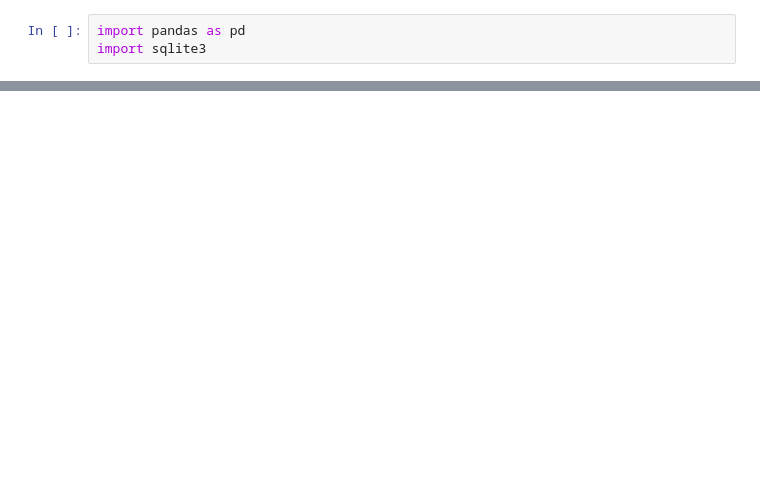
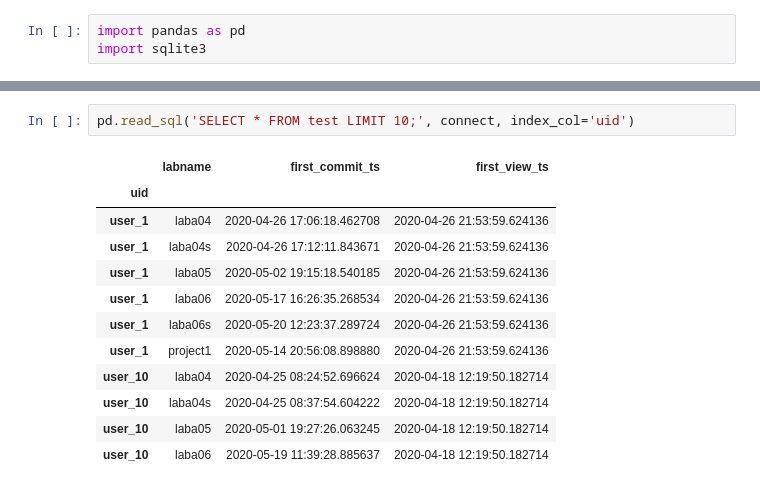
Before and after one commit to luta-wolf/Piscine_Python_Data_Science, a Jupyter notebook: DS_06/ex04/ex04_ab-test.ipynb, the cells around one changed output, grey strips where cells are left out. Cells and saved outputs as stored; diff of their text form; blank space fills up the shorter version.

```diff
--- a/DS_06/ex04/ex04_ab-test.ipynb
+++ b/DS_06/ex04/ex04_ab-test.ipynb
@@ -15,0 +14,15 @@ before each of them made their first visit to the page and afterward<br>
+# %%
+pd.read_sql('SELECT * FROM test LIMIT 10;', connect, index_col='uid')
+# %% [output]
+|  | labname | first_commit_ts | first_view_ts |
+| uid |  |  |  |
+| user_1 | laba04 | 2020-04-26 17:06:18.462708 | 2020-04-26 21:53:59.624136 |
+| user_1 | laba04s | 2020-04-26 17:12:11.843671 | 2020-04-26 21:53:59.624136 |
+| user_1 | laba05 | 2020-05-02 19:15:18.540185 | 2020-04-26 21:53:59.624136 |
+| user_1 | laba06 | 2020-05-17 16:26:35.268534 | 2020-04-26 21:53:59.624136 |
+| user_1 | laba06s | 2020-05-20 12:23:37.289724 | 2020-04-26 21:53:59.624136 |
+| user_1 | project1 | 2020-05-14 20:56:08.898880 | 2020-04-26 21:53:59.624136 |
+| user_10 | laba04 | 2020-04-25 08:24:52.696624 | 2020-04-18 12:19:50.182714 |
+| user_10 | laba04s | 2020-04-25 08:37:54.604222 | 2020-04-18 12:19:50.182714 |
+| user_10 | laba05 | 2020-05-01 19:27:26.063245 | 2020-04-18 12:19:50.182714 |
+| user_10 | laba06 | 2020-05-19 11:39:28.885637 | 2020-04-18 12:19:50.182714 |
```
Also changed, not shown: parts of 9 cells of this notebook, 16 other files.
